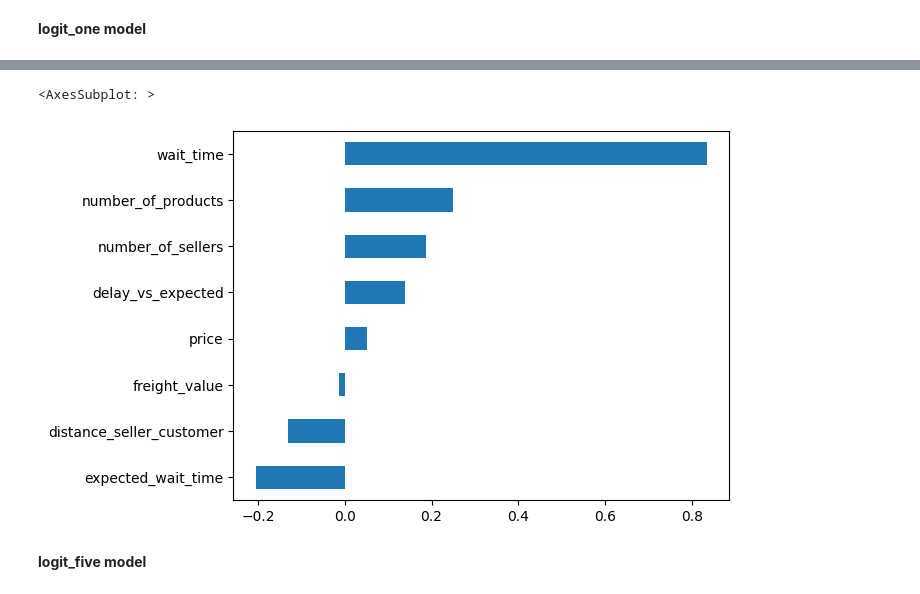
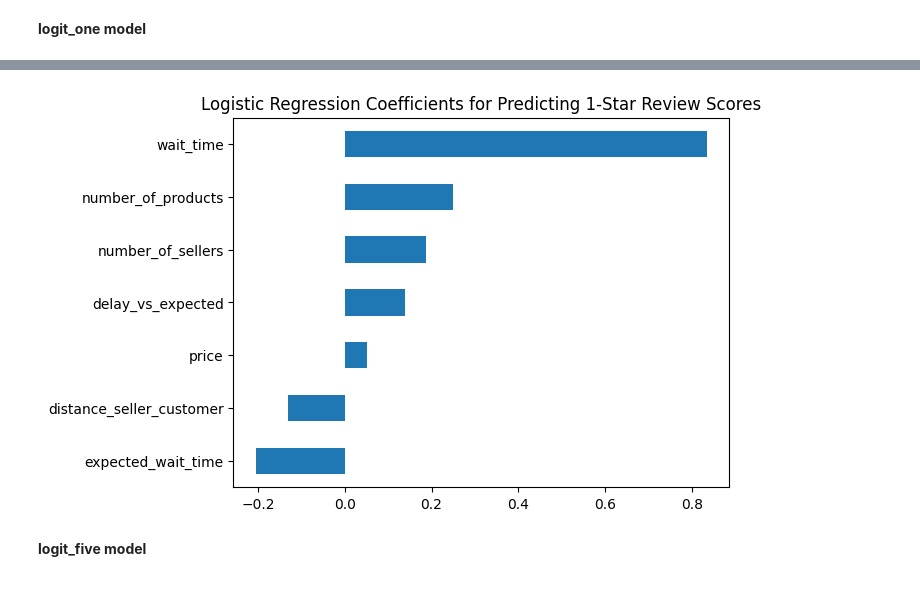
Before and after one commit to emiliasato/ecommerce-analysis, a Jupyter notebook: notebooks/EDA-orders.ipynb, the cells around one changed output, grey strips where cells are left out. Saved outputs shown, nothing was run; the diff lists cells and outputs as text; code cells hidden in the pictures.

```diff
--- a/notebooks/EDA-orders.ipynb
+++ b/notebooks/EDA-orders.ipynb
@@ -386,8 +372,9 @@ Logit Regression Results
 # %%
-logit_one.params[1:].sort_values().plot(kind='barh')
+logit_one.params[1:].drop(['freight_value']).sort_values().plot(kind='barh')
+plt.title('Logistic Regression Coefficients for Predicting 1-Star Review Scores')
+plt.show()
 # %% [output]
-<AxesSubplot: >
-[figure, old version]
+[figure, new version]
 # %% [markdown]
 **logit_five model**
 # %%
```
Also changed, not shown: parts of 14 cells of this notebook, 4 other files.
